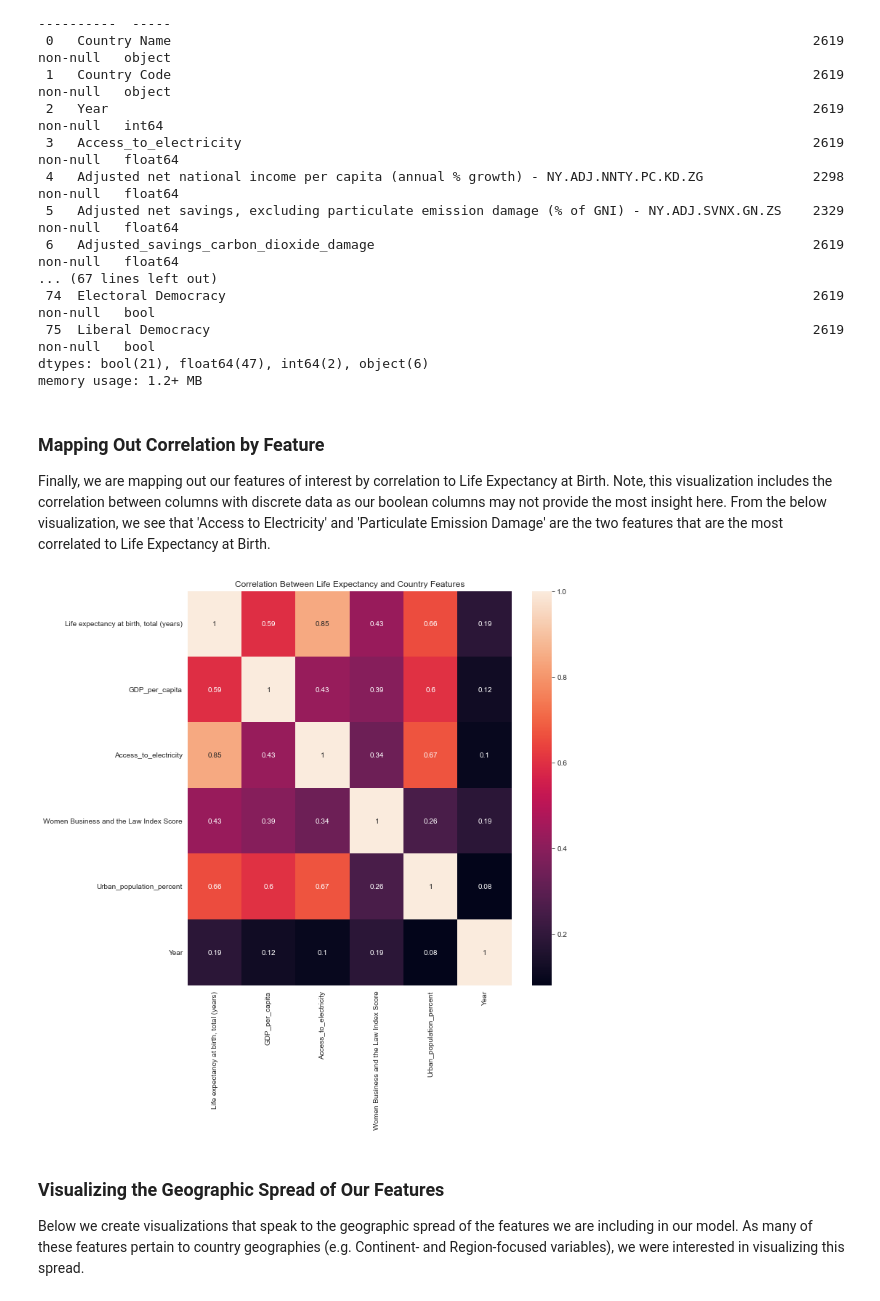
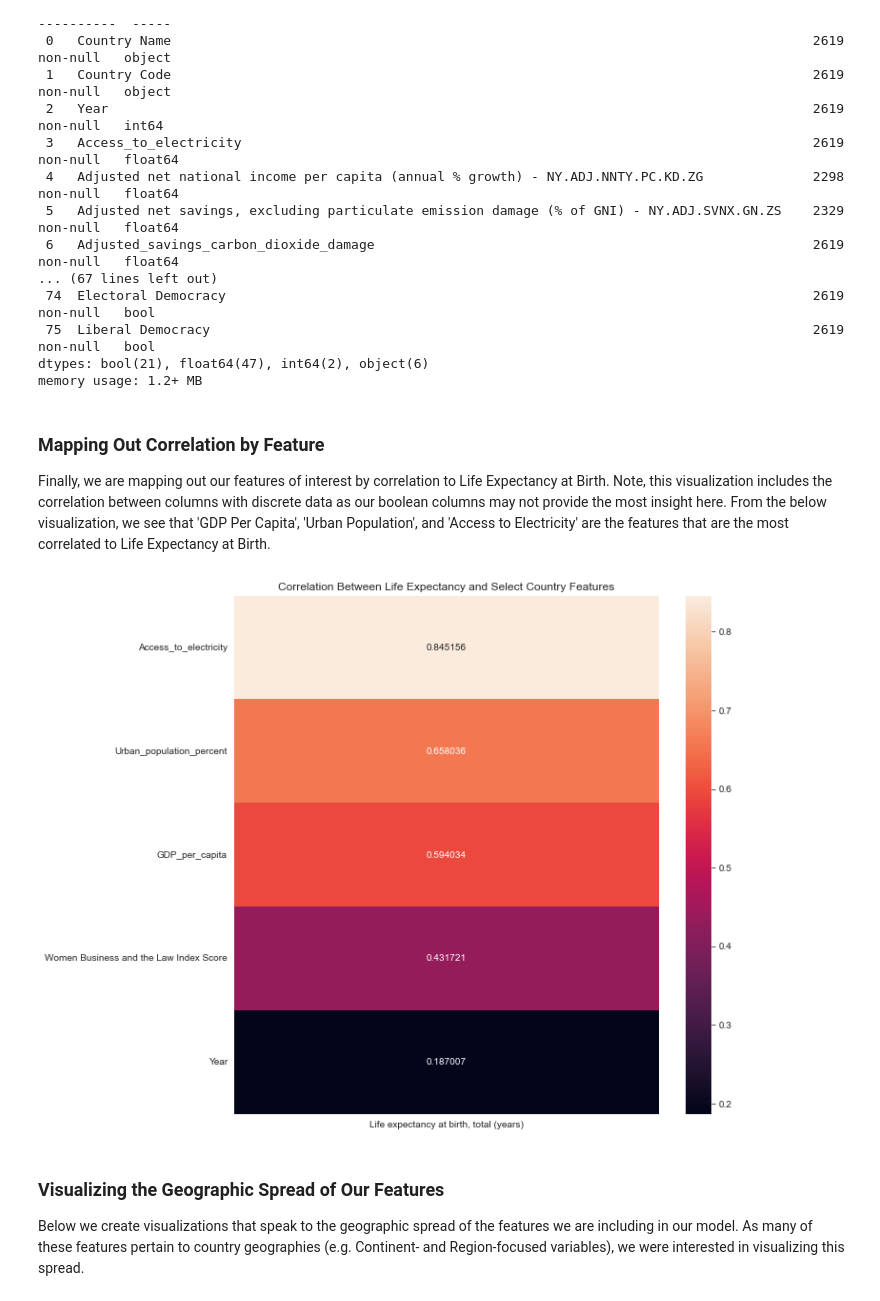
Before and after one commit to DGieseke/Global-Life-Expectancy-Predictions-Based-on-International-Metrics, a Jupyter notebook: EDA and Data Preparation - International Life Expectancy.ipynb, the cells around one changed output. Drawn from its saved outputs; the diff is of its cells as text; code cells hidden in the pictures.

```diff
--- a/EDA and Data Preparation - International Life Expectancy.ipynb
+++ b/EDA and Data Preparation - International Life Expectancy.ipynb
@@ -245,19 +245,33 @@ dtypes: bool(21), float64(47), int64(2), object(6)
 memory usage: 1.2+ MB
 # %% [markdown]
 ### Mapping Out Correlation by Feature
-Finally, we are mapping out our features of interest by correlation to Life Expectancy at Birth.  Note, this visualization includes the correlation between columns with discrete data as our boolean columns may not provide the most insight here.  From the below visualization, we see that 'Access to Electricity' and 'Particulate Emission Damage' are the two features that are the most correlated to Life Expectancy at Birth.
+Finally, we are mapping out our features of interest by correlation to Life Expectancy at Birth.  Note, this visualization includes the correlation between columns with discrete data as our boolean columns may not provide the most insight here.  From the below visualization, we see that 'GDP Per Capita', 'Urban Population', and 'Access to Electricity' are the features that are the most correlated to Life Expectancy at Birth.
-# %%
-corr_df = df[['Life expectancy at birth, total (years)',
-              'GDP_per_capita', 'Access_to_electricity',
-              'Women Business and the Law Index Score',
-              'Urban_population_percent', 'Year']]
-
-corr_df = corr_df.dropna()
-
-plt.figure(figsize=(10,10))
-sns.heatmap(corr_df.corr(), annot=True).set(Title="Correlation Between Life Expectancy and Country Features");
-# %% [output]
-[figure, removed]
+# %%
+col_list = [df['GDP_per_capita'], df['Access_to_electricity'], df['Women Business and the Law Index Score'],
+          df['Urban_population_percent'], df['Year']]
+
+corr_df = df[['GDP_per_capita', 'Access_to_electricity', 'Women Business and the Law Index Score',
+              'Urban_population_percent', 'Year']]
+
+corr_list = []
+col_names = []
+
+for col in col_list:
+    corr_list.append(df['Life expectancy at birth, total (years)'].corr(col))
+
+for col in corr_df.columns:
+    col_names.append(col)
+
+df_heat = pd.DataFrame({"Life expectancy at birth, total (years)": corr_list}, index=col_names)
+
+df_heat = df_heat.sort_values(by=['Life expectancy at birth, total (years)'], ascending=False)
+
+plt.figure(figsize=(10,10))
+sns.heatmap(df_heat, annot=True, fmt="g").set(Title="Correlation Between Life Expectancy and Select Country Features")
+
+plt.show()
+# %% [output]
+[figure, added]
 # %% [markdown]
 ### Visualizing the Geographic Spread of Our Features
 Below we create visualizations that speak to the geographic spread of the features we are including in our model.  As many of these features pertain to country geographies (e.g. Continent- and Region-focused variables), we were interested in visualizing this spread.
```
Also changed, not shown: parts of 7 cells of this notebook, 1 other file.
